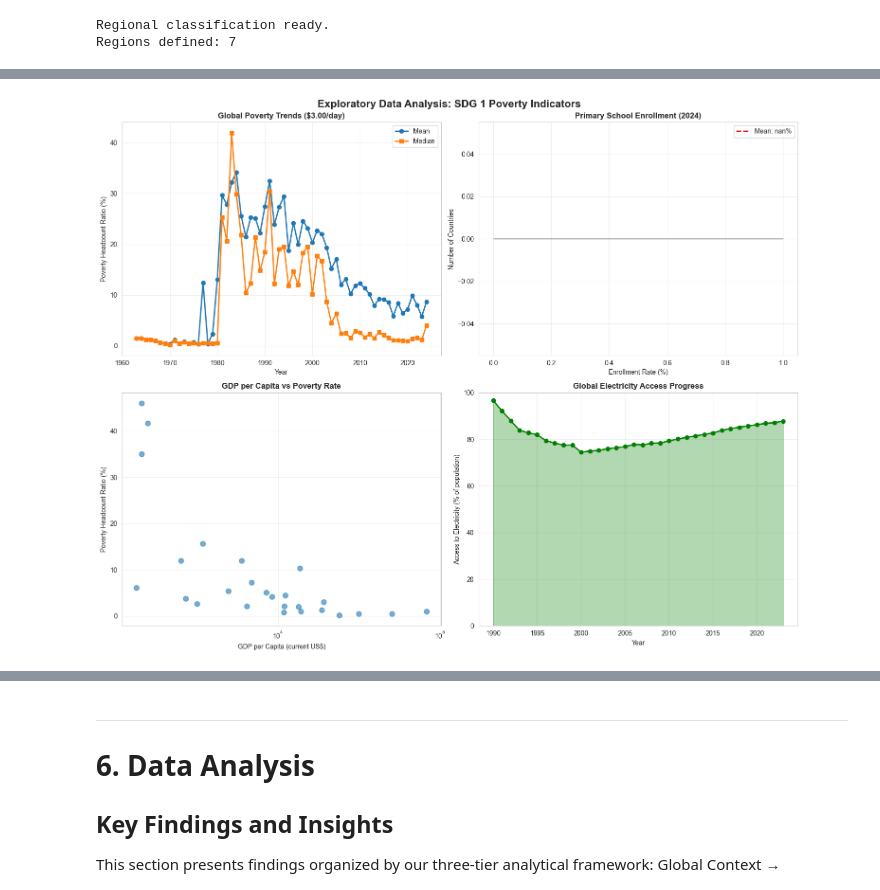
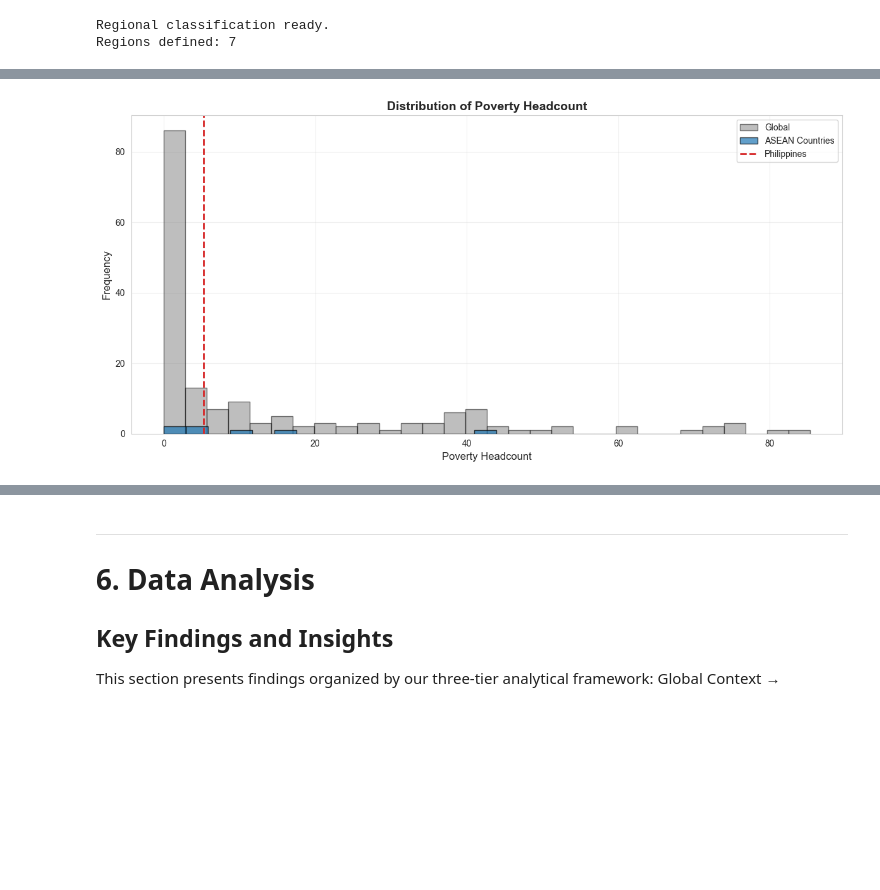
Before and after one commit to vKenjo/dataviz-finals-proj, a Jupyter notebook: FINAL_PROJECT.ipynb, the cells around one changed output, grey strips where cells are left out. Cells and saved outputs as stored; diff of their text form; code cells hidden in the pictures; blank space fills up the shorter version.

```diff
--- a/FINAL_PROJECT.ipynb
+++ b/FINAL_PROJECT.ipynb
@@ -485,56 +493,50 @@ Regions defined: 7
 # %%
-# Create comprehensive EDA visualizations
-fig, axes = plt.subplots(2, 2, figsize=(15, 12))
-fig.suptitle('Exploratory Data Analysis: SDG 1 Poverty Indicators', fontsize=16, fontweight='bold')
+# EDA 1: Distribution Analysis - Four separate visualizations
 
-# Plot 1: Poverty distribution over time
-ax1 = axes[0, 0]
-poverty_by_year = df_clean.groupby('year')['poverty_headcount'].agg(['mean', 'median'])
-ax1.plot(poverty_by_year.index, poverty_by_year['mean'], marker='o', label='Mean', linewidth=2)
-ax1.plot(poverty_by_year.index, poverty_by_year['median'], marker='s', label='Median', linewidth=2)
-ax1.set_title('Global Poverty Trends ($3.00/day)', fontweight='bold')
-ax1.set_xlabel('Year')
-ax1.set_ylabel('Poverty Headcount Ratio (%)')
-ax1.legend()
-ax1.grid(True, alpha=0.3)
+# Define ASEAN countries (all 11 members)
+sea_countries = [
+    'Philippines', 'Vietnam', 'Thailand', 'Indonesia', 'Malaysia',
+    'Singapore', 'Myanmar', 'Cambodia', 'Lao PDR', 'Brunei Darussalam',
+    'Timor-Leste'
+]
 
-# Plot 2: Education enrollment distribution
-ax2 = axes[0, 1]
-recent = df_clean[df_clean['year'] == df_clean['year'].max()].dropna(subset=['primary_enrollment'])
-ax2.hist(recent['primary_enrollment'], bins=30, alpha=0.7, color='steelblue', edgecolor='black')
-ax2.axvline(recent['primary_enrollment'].mean(), color='red', linestyle='--', linewidth=2,
-            label=f'Mean: {recent["primary_enrollment"].mean():.1f}%')
-ax2.set_title(f'Primary School Enrollment ({int(df_clean["year"].max())})', fontweight='bold')
-ax2.set_xlabel('Enrollment Rate (%)')
-ax2.set_ylabel('Number of Countries')
-ax2.legend()
-ax2.grid(True, alpha=0.3)
+# Prepare data for latest available year per country
+latest_available = df_clean.sort_values('year').groupby('country').last().reset_index()
 
-# Plot 3: GDP per capita vs Poverty
-ax3 = axes[1, 0]
-scatter_data = df_clean[df_clean['year'] == df_clean['year'].max()].dropna(subset=['gdp_per_capita', 'poverty_headcount'])
-ax3.scatter(scatter_data['gdp_per_capita'], scatter_data['poverty_headcount'], alpha=0.6, s=60)
-ax3.set_title('GDP per Capita vs Poverty Rate', fontweight='bold')
-ax3.set_xlabel('GDP per Capita (current US$)')
-ax3.set_ylabel('Poverty Headcount Ratio (%)')
-ax3.set_xscale('log')
-ax3.grid(True, alpha=0.3)
+# Define indicators for analysis
+indicators = ['poverty_headcount', 'gdp_per_capita', 'life_expectancy', 'electricity_access']
 
-# Plot 4: Electricity access progress
-ax4 = axes[1, 1]
-elec_by_year = df_clean.groupby('year')['electricity_access'].mean()
-ax4.plot(elec_by_year.index, elec_by_year.values, marker='o', linewidth=2, color='green')
-ax4.fill_between(elec_by_year.index, 0, elec_by_year.values, alpha=0.3, color='green')
-ax4.set_title('Global Electricity Access Progress', fontweight='bold')
-ax4.set_xlabel('Year')
-ax4.set_ylabel('Access to Electricity (% of population)')
-ax4.grid(True, alpha=0.3)
-ax4.set_ylim(0, 100)
+# Create color scheme
+color_phl = '#d62728'  # Red for Philippines
+color_sea = '#1f77b4'  # Blue for other SEA
+color_global = '#7f7f7f'  # Gray for global
 
-plt.tight_layout()
-plt.savefig(FIGURES_DIR / 'eda_01_distributions.png', dpi=300, bbox_inches='tight')
-plt.show()
+# Create 4 separate distribution plots
+for indicator in indicators:
+    plt.figure(figsize=(12, 6))
 
-print("✓ EDA visualizations saved")
+    # Filter out missing values
+    data_global = latest_available[indicator].dropna()
+    data_sea = latest_available[latest_available['country'].isin(sea_countries)][indicator].dropna()
+    data_phl = latest_available[latest_available['country'] == 'Philippines'][indicator].dropna()
+
+    # Plot distributions
+    if len(data_global) > 0:
+        plt.hist(data_global, bins=30, alpha=0.5, label='Global', color=color_global, edgecolor='black')
+    if len(data_sea) > 0:
+        plt.hist(data_sea, bins=15, alpha=0.7, label='ASEAN Countries', color=color_sea, edgecolor='black')
+    if len(data_phl) > 0:
+        plt.axvline(data_phl.values[0], color=color_phl, linestyle='--', linewidth=2, label='Philippines')
+
+    plt.xlabel(indicator.replace('_', ' ').title(), fontsize=12)
+    plt.ylabel('Frequency', fontsize=12)
+    plt.title(f'Distribution of {indicator.replace("_", " ").title()}', fontsize=14, fontweight='bold')
+    plt.legend(fontsize=10)
+    plt.grid(True, alpha=0.3)
+    plt.tight_layout()
+    plt.show()
+
+print(f"\nNote: ASEAN countries analyzed: {len(sea_countries)} members")
+print(f"Countries: {', '.join(sorted(sea_countries))}")
 # %% [output]
-[figure, old version]
+[figure, new version]
```
Also changed, not shown: parts of 37 cells of this notebook, 12 other files.
